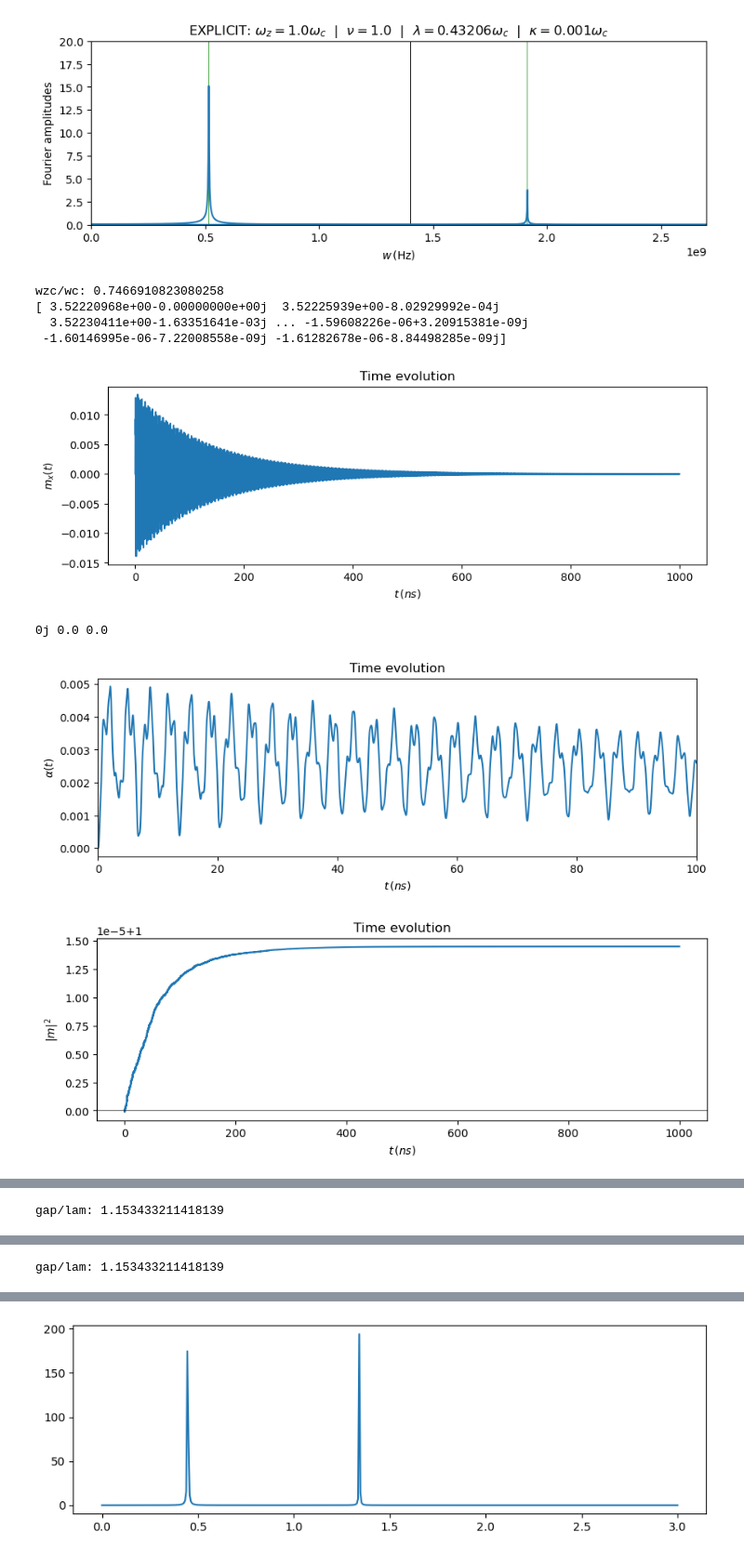
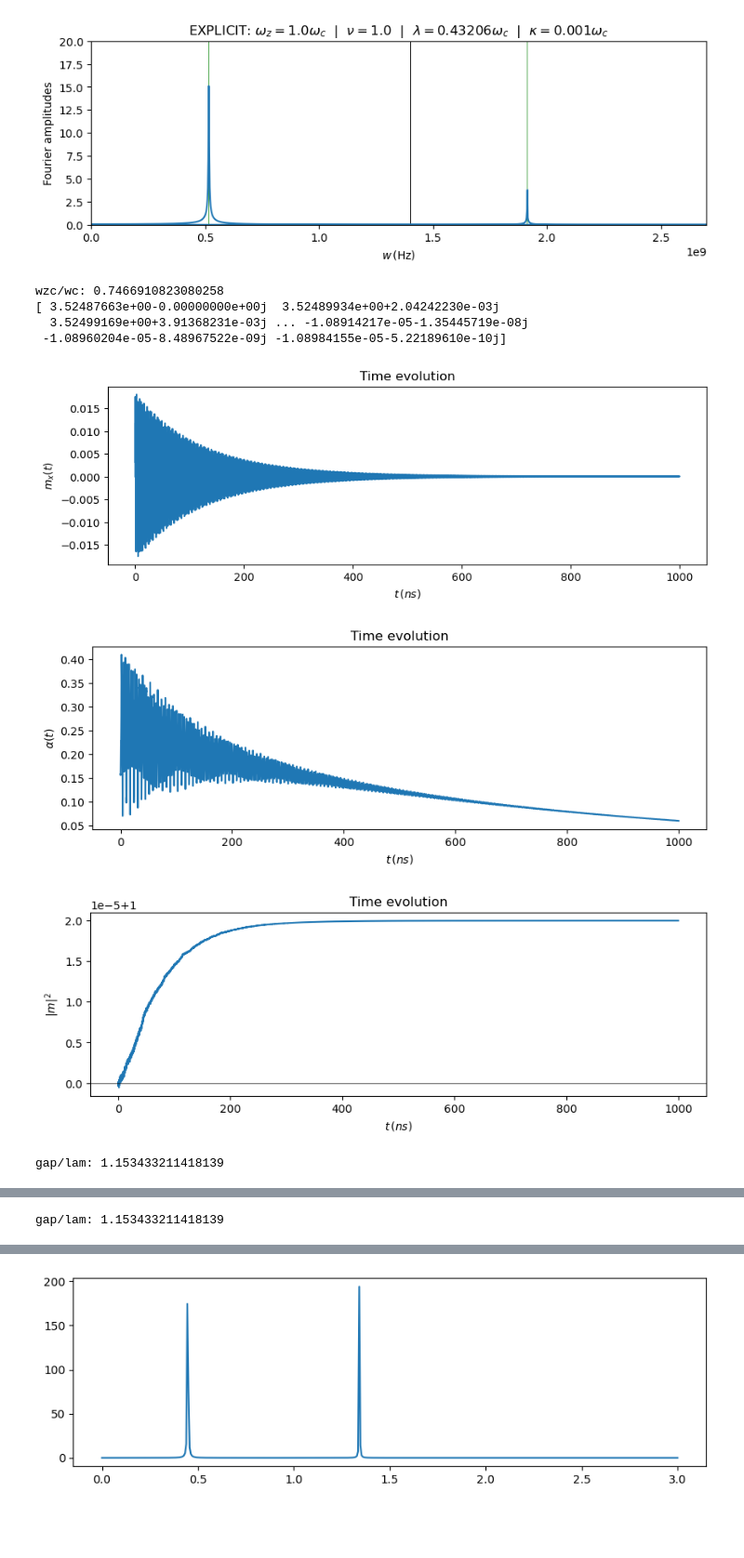
Before and after one commit to chuan97/magnetic-qed, a Jupyter notebook: sinc.ipynb, the cells around one changed output, grey strips where cells are left out. Shown at 93% size. Drawn from its saved outputs; the diff is of its cells as text; code cells hidden in the pictures; blank space fills up the shorter version.

Commit message:
generalize f_alpha

```diff
--- a/sinc.ipynb
+++ b/sinc.ipynb
@@ -74,14 +74,24 @@ def photon_prop_lenk(w, wc, chi, lam):
 
     return D0 - D0**2*lam**2*chi
 
-def f_alpha(mxs, ts, wc, lam, kappa):
+def f_alpha(mxs, ts, wc, lam, kappa, alpha0):
     dt = ts[1] - ts[0]
     I = 0
     alphas = np.empty([len(ts)], dtype=complex)
-    alphas[0] = 0
+    alphas[0] = alpha0
     for i, t in enumerate(ts[1:], start=1):
         I += np.exp(kappa * t) * np.exp(1j * wc * t) * mxs[i] * dt
-        alphas[i] = 1j * lam * np.exp(-kappa * t) * np.exp(-1j * wc * t) * I
+        alphas[i] = np.exp(-kappa * t) * (alpha0*np.exp(-1j * wc * t) + 1j*lam*np.exp(-1j * wc * t)*I)
+    return alphas
+
+def f_alpha_general(ms, ts, Brms, wc, kappa, N, gammaLL, alpha0):
+    dt = ts[1] - ts[0]
+    I = 0
+    alphas = np.empty([len(ts)], dtype=complex)
+    alphas[0] = alpha0
+    for i, t in enumerate(ts[1:], start=1):
+        I += np.exp(kappa * t) * np.exp(1j * wc * t) * np.dot(Brms, ms[i]) * dt
+        alphas[i] = np.exp(-kappa * t) * (alpha0*np.exp(-1j * wc * t) + 1j*N*gammaLL*np.exp(-1j * wc * t)*I)
     return alphas
 
 def polaritons(wz, wc, lam):
@@ -271,7 +281,8 @@ gap/lam: 1.153433211418139
 N = 1000
 tmax = 1000e-9 #1000
 alpha = 1e-3
-m0 = np.array([0, 0, 1, 0, 0])
+m0 = np.array([0, 0, 1, np.sqrt(N)*0.01, 0])
+alpha0 = 0.5*(m0[3] - 1j*m0[4])
 gammaLL = 28e9 * 2*np.pi
 wc = 1.4e9
 wz = 1.0 * wc
@@ -303,14 +314,15 @@ plt.xlabel(r'$t \, (ns)$')
 plt.title('Time evolution')
 plt.show()
 
-alphas = f_alpha(sol.y[0], sol.t, wc, lam, kappa)
-print(alphas[0], sol.y[0][0], sol.y[0][0]*lam)
+#alphas = f_alpha(sol.y[0], sol.t, wc, lam, kappa, alpha0
+ms = np.array([sol.y[:3, i] for i in range(len(sol.y[0]))])
+alphas = f_alpha_general(ms, sol.t, Brms, wc, kappa, N, gammaLL, alpha0)
 a_ws, a_amps = fft_wrapper(sol.t, alphas)
 #plt.plot(sol.t * 1e9, alphas.real)
 #plt.plot(sol.t * 1e9, alphas.imag)
 plt.plot(sol.t * 1e9, np.abs(alphas))
 #plt.axhline(np.amax(sol.y[0])*lam/wc)
-plt.xlim(0, 100)
+#plt.xlim(0, 100)
 plt.ylabel(r'$\alpha(t)$')
 plt.xlabel(r'$t \, (ns)$')
 plt.title('Time evolution')
@@ -389,37 +401,37 @@ plt.show()
 pm, pp = polaritons(wz, wc, lam)
 for p in (pm, pp):
     plt.axvline(p, c='g', lw=0.5)
 # -----------------------------------------
 
 eta = 0.001
 plt.plot(ws, matter_response(ws + 1j*eta,  wc, wz, lam).real)
 plt.plot(ws, matter_response(ws + 1j*eta,  wc, wz, lam).imag)
 #plt.ylim(-1e4, 0)
 plt.xlim(0.0e9, 2.7e9)
 plt.ylabel(r'$\chi_{xx}(\omega)$ (theo)')
 plt.xlabel(r'$\omega \, ({\rm Hz})$')
 plt.axvline(1.4e9, c='k', lw=0.5)
 plt.show()
 
 # AQUI SE CALCULAN Y PINTAN LOS POLARITONES
 pm, pp = polaritons(wz, wc, lam)
 for p in (pm, pp):
     plt.axvline(p, c='g', lw=0.5)
 # -----------------------------------------
 
 plt.plot(ws, photon_prop_lenk(ws, wc, chi.imag, lam))
 plt.ylim(-1e1, 1e1)
 plt.xlim(0.0e9, 2.7e9)
 plt.ylabel(r'$D(\omega)$ (lenk)')
 plt.xlabel(r'$\omega \, ({\rm Hz})$')
 plt.axvline(1.4e9, c='k', lw=0.5)
 plt.show()
 # %% [output]
 wzc/wc: 0.7466910823080258
-[ 3.52220968e+00-0.00000000e+00j  3.52225939e+00-8.02929992e-04j
-  3.52230411e+00-1.63351641e-03j ... -1.59608226e-06+3.20915381e-09j
- -1.60146995e-06-7.22008558e-09j -1.61282678e-06-8.84498285e-09j]
+[ 3.52487663e+00-0.00000000e+00j  3.52489934e+00+2.04242230e-03j
+  3.52499169e+00+3.91368231e-03j ... -1.08914217e-05-1.35445719e-08j
+ -1.08960204e-05-8.48967522e-09j -1.08984155e-05-5.22189610e-10j]
-[figure, old version]
+[figure, new version]
-0j 0.0 0.0
-[figure, old version]
+[figure, new version]
-[figure, old version]
+[figure, new version]
+gap/lam: 1.153433211418139
@@ -428 +439,0 @@ gap/lam: 1.153433211418139
-gap/lam: 1.153433211418139
```
Also changed, not shown: parts of 1 cell of this notebook.
